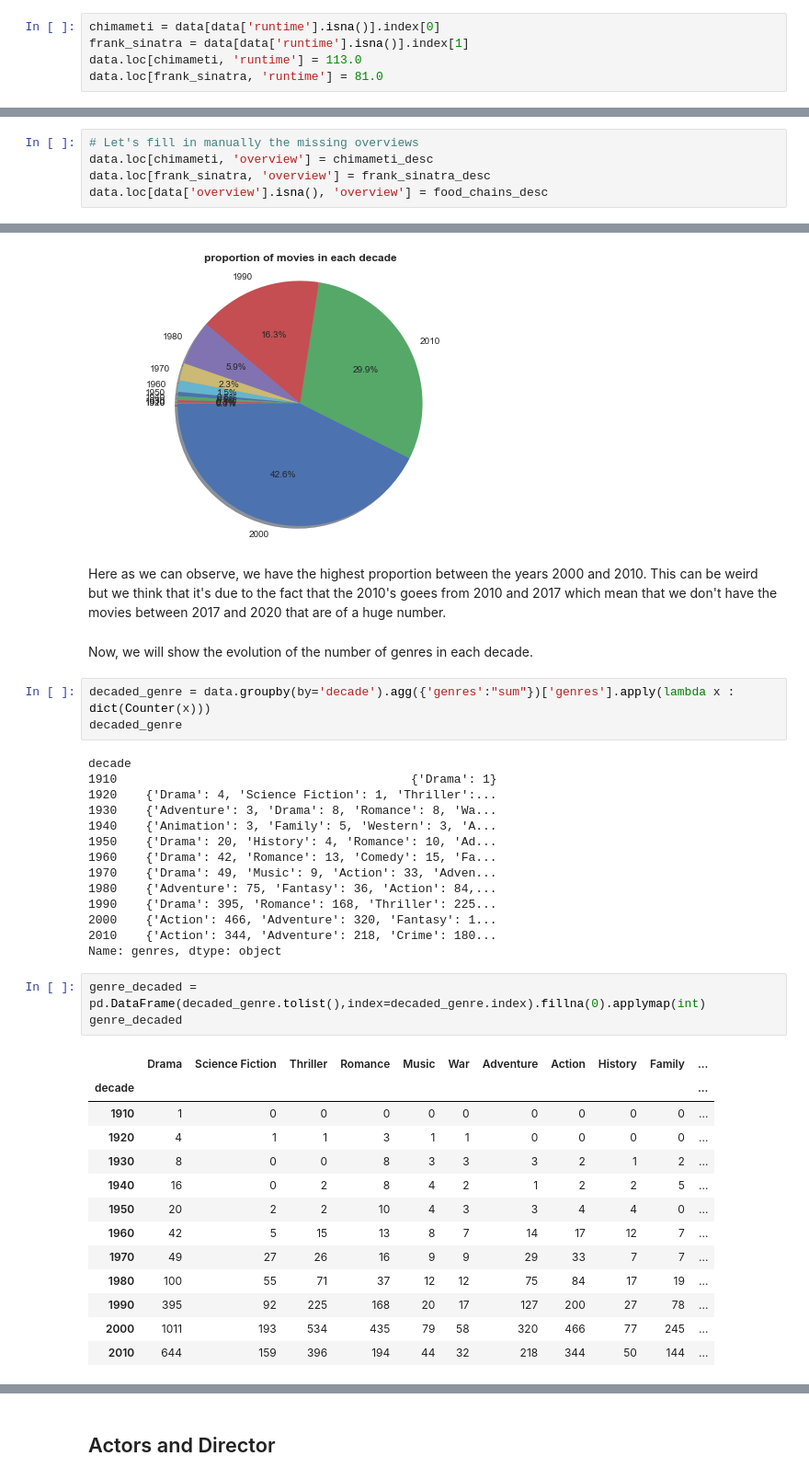
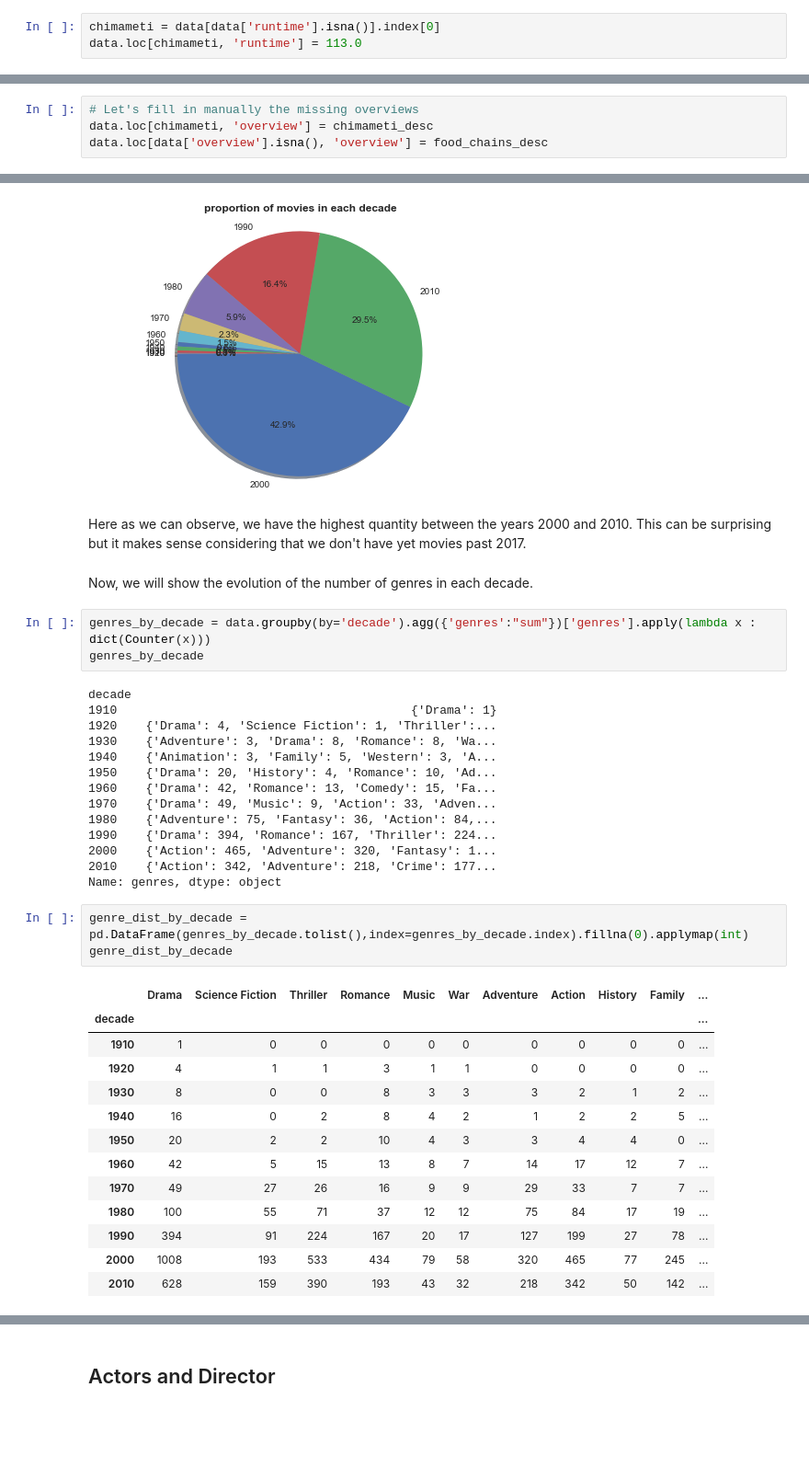
Before and after one commit to Ellana42/projet_info, a Jupyter notebook: rating_movies.ipynb, the cells around one changed output, grey strips where cells are left out. Shown at 92% size. Saved outputs shown, nothing was run; the diff lists cells and outputs as text; blank space fills up the shorter version.

```diff
--- a/rating_movies.ipynb
+++ b/rating_movies.ipynb
@@ -161,9 +160,7 @@ data.drop(index=data[data['release_date'].isna()].index, inplace=True)
 # It seems that we didn't take into account all the empty lists and null values
 # %%
 chimameti = data[data['runtime'].isna()].index[0]
-frank_sinatra = data[data['runtime'].isna()].index[1]
 data.loc[chimameti, 'runtime'] = 113.0
-data.loc[frank_sinatra, 'runtime'] = 81.0
 # %% [markdown]
 We are going to differentiate in addition of the existing data types lists and strings. It's going to be important as the list have subattributes that can be extracted later, but also because the missing value manifests by an empty list which isn't considered NaN by pandas.
 # %%
@@ -251,7 +246,6 @@ data[data['overview'].isna()]
 # %%
 # Let's fill in manually the missing overviews
 data.loc[chimameti, 'overview'] = chimameti_desc
-data.loc[frank_sinatra, 'overview'] = frank_sinatra_desc
 data.loc[data['overview'].isna(), 'overview'] = food_chains_desc
 # %%
 data.drop(columns='homepage', inplace=True)
@@ -598,12 +587,12 @@ plt.show()
 # %% [output]
 [figure]
 # %% [markdown]
-Here as we can observe, we have the highest proportion between the years 2000 and 2010. This can be weird but we think that it's due to the fact that the 2010's goees from 2010 and 2017 which mean that we don't have the movies between 2017 and 2020 that are of a huge number.
+Here as we can observe, we have the highest quantity between the years 2000 and 2010. This can be surprising but it makes sense considering that we don't have yet movies past 2017.
 # %% [markdown]
 Now, we will show the evolution of the number of genres in each decade.
 # %%
-decaded_genre = data.groupby(by='decade').agg({'genres':"sum"})['genres'].apply(lambda x : dict(Counter(x)))
-decaded_genre
+genres_by_decade = data.groupby(by='decade').agg({'genres':"sum"})['genres'].apply(lambda x : dict(Counter(x)))
+genres_by_decade
 # %% [output]
 decade
 1910                                         {'Drama': 1}
@@ -614,27 +603,27 @@ decade
 1960    {'Drama': 42, 'Romance': 13, 'Comedy': 15, 'Fa...
 1970    {'Drama': 49, 'Music': 9, 'Action': 33, 'Adven...
 1980    {'Adventure': 75, 'Fantasy': 36, 'Action': 84,...
-1990    {'Drama': 395, 'Romance': 168, 'Thriller': 225...
-2000    {'Action': 466, 'Adventure': 320, 'Fantasy': 1...
-2010    {'Action': 344, 'Adventure': 218, 'Crime': 180...
+1990    {'Drama': 394, 'Romance': 167, 'Thriller': 224...
+2000    {'Action': 465, 'Adventure': 320, 'Fantasy': 1...
+2010    {'Action': 342, 'Adventure': 218, 'Crime': 177...
 Name: genres, dtype: object
 # %%
-genre_decaded = pd.DataFrame(decaded_genre.tolist(),index=decaded_genre.index).fillna(0).applymap(int)
-genre_decaded
+genre_dist_by_decade = pd.DataFrame(genres_by_decade.tolist(),index=genres_by_decade.index).fillna(0).applymap(int)
+genre_dist_by_decade
 # %% [output]
 |  | Drama | Science Fiction | Thriller | Romance | Music | War | Adventure | Action | History | Family | ... |
 | decade |  |  |  |  |  |  |  |  |  |  | ... |
 | 1910 | 1 | 0 | 0 | 0 | 0 | 0 | 0 | 0 | 0 | 0 | ... |
 | 1920 | 4 | 1 | 1 | 3 | 1 | 1 | 0 | 0 | 0 | 0 | ... |
 | 1930 | 8 | 0 | 0 | 8 | 3 | 3 | 3 | 2 | 1 | 2 | ... |
 | 1940 | 16 | 0 | 2 | 8 | 4 | 2 | 1 | 2 | 2 | 5 | ... |
 | 1950 | 20 | 2 | 2 | 10 | 4 | 3 | 3 | 4 | 4 | 0 | ... |
 | 1960 | 42 | 5 | 15 | 13 | 8 | 7 | 14 | 17 | 12 | 7 | ... |
 | 1970 | 49 | 27 | 26 | 16 | 9 | 9 | 29 | 33 | 7 | 7 | ... |
 | 1980 | 100 | 55 | 71 | 37 | 12 | 12 | 75 | 84 | 17 | 19 | ... |
-| 1990 | 395 | 92 | 225 | 168 | 20 | 17 | 127 | 200 | 27 | 78 | ... |
-| 2000 | 1011 | 193 | 534 | 435 | 79 | 58 | 320 | 466 | 77 | 245 | ... |
-| 2010 | 644 | 159 | 396 | 194 | 44 | 32 | 218 | 344 | 50 | 144 | ... |
+| 1990 | 394 | 91 | 224 | 167 | 20 | 17 | 127 | 199 | 27 | 78 | ... |
+| 2000 | 1008 | 193 | 533 | 434 | 79 | 58 | 320 | 465 | 77 | 245 | ... |
+| 2010 | 628 | 159 | 390 | 193 | 43 | 32 | 218 | 342 | 50 | 142 | ... |
 # %%
 ax = genre_decaded.applymap(lambda x : 0 if x < 10 else x).plot(kind='barh', stacked=True, figsize=(10, 6))
 ax.set_ylabel('Decades')
```
Also changed, not shown: parts of 61 cells of this notebook, 1 other file.
